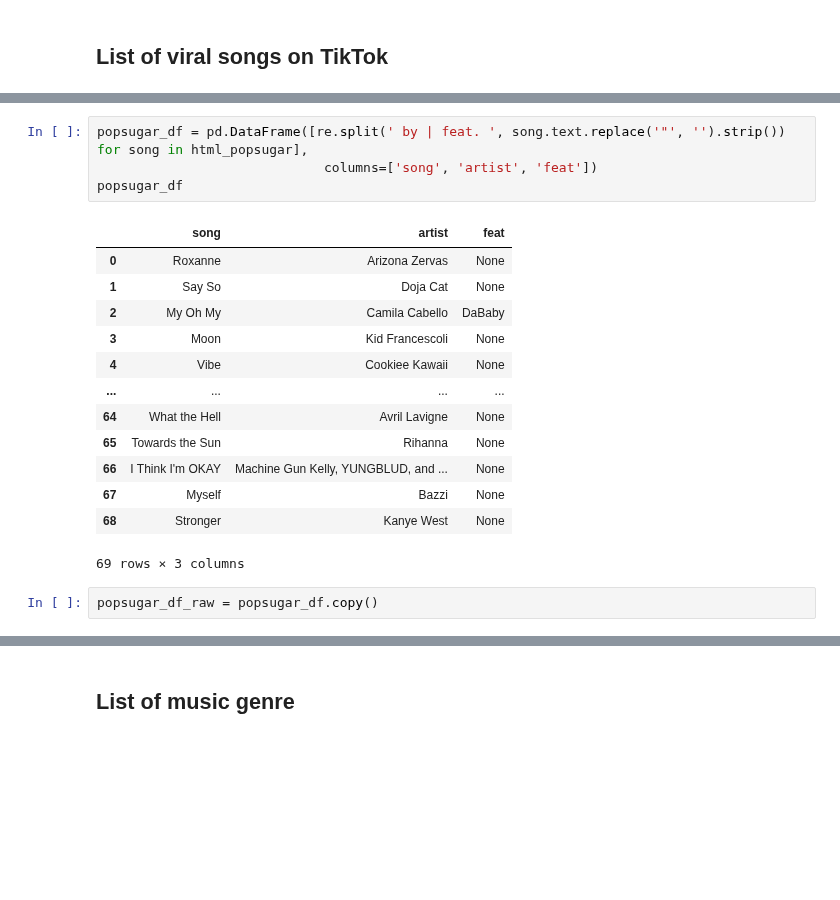
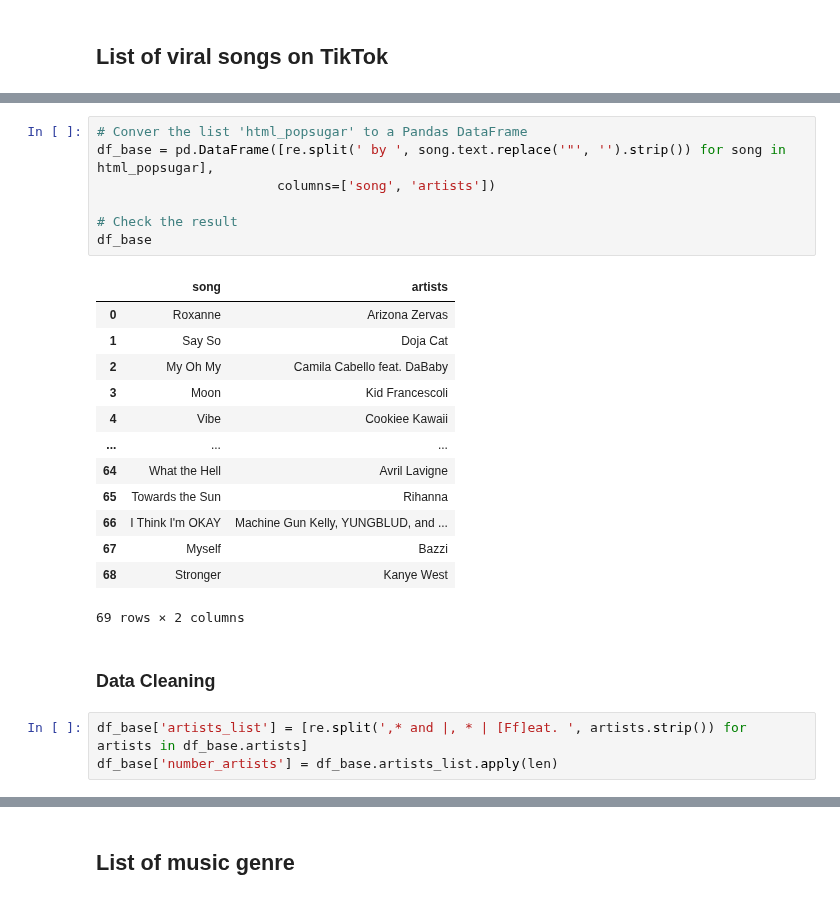
Before and after one commit to gabrielanakasato/ironhack-daft, a Jupyter notebook: proj/w04-05-project-03-04/proj03-tiktok-viral-songs-spotify-lastfm.ipynb, the cells around one changed output, grey strips where cells are left out. Saved outputs shown, nothing was run; the diff lists cells and outputs as text; blank space fills up the shorter version.

```diff
--- a/proj/w04-05-project-03-04/proj03-tiktok-viral-songs-spotify-lastfm.ipynb
+++ b/proj/w04-05-project-03-04/proj03-tiktok-viral-songs-spotify-lastfm.ipynb
@@ -72,20 +47,26 @@ date_popsugar
 # %%
-popsugar_df = pd.DataFrame([re.split(' by | feat. ', song.text.replace('"', '').strip()) for song in html_popsugar],
-                             columns=['song', 'artist', 'feat'])
-popsugar_df
+# Conver the list 'html_popsugar' to a Pandas DataFrame
+df_base = pd.DataFrame([re.split(' by ', song.text.replace('"', '').strip()) for song in html_popsugar],
+                       columns=['song', 'artists'])
+
+# Check the result
+df_base
 # %% [output]
-|  | song | artist | feat |
-| 0 | Roxanne | Arizona Zervas | None |
-| 1 | Say So | Doja Cat | None |
-| 2 | My Oh My | Camila Cabello | DaBaby |
-| 3 | Moon | Kid Francescoli | None |
-| 4 | Vibe | Cookiee Kawaii | None |
-| ... | ... | ... | ... |
-| 64 | What the Hell | Avril Lavigne | None |
-| 65 | Towards the Sun | Rihanna | None |
-| 66 | I Think I'm OKAY | Machine Gun Kelly, YUNGBLUD, and ... | None |
-| 67 | Myself | Bazzi | None |
-| 68 | Stronger | Kanye West | None |
+|  | song | artists |
+| 0 | Roxanne | Arizona Zervas |
+| 1 | Say So | Doja Cat |
+| 2 | My Oh My | Camila Cabello feat. DaBaby |
+| 3 | Moon | Kid Francescoli |
+| 4 | Vibe | Cookiee Kawaii |
+| ... | ... | ... |
+| 64 | What the Hell | Avril Lavigne |
+| 65 | Towards the Sun | Rihanna |
+| 66 | I Think I'm OKAY | Machine Gun Kelly, YUNGBLUD, and ... |
+| 67 | Myself | Bazzi |
+| 68 | Stronger | Kanye West |
-69 rows × 3 columns
+69 rows × 2 columns
-# %%
-popsugar_df_raw = popsugar_df.copy()
+# %% [markdown]
+### Data Cleaning
+# %%
+df_base['artists_list'] = [re.split(',* and |, * | [Ff]eat. ', artists.strip()) for artists in df_base.artists]
+df_base['number_artists'] = df_base.artists_list.apply(len)
```
Also changed, not shown: parts of 80 cells of this notebook.
